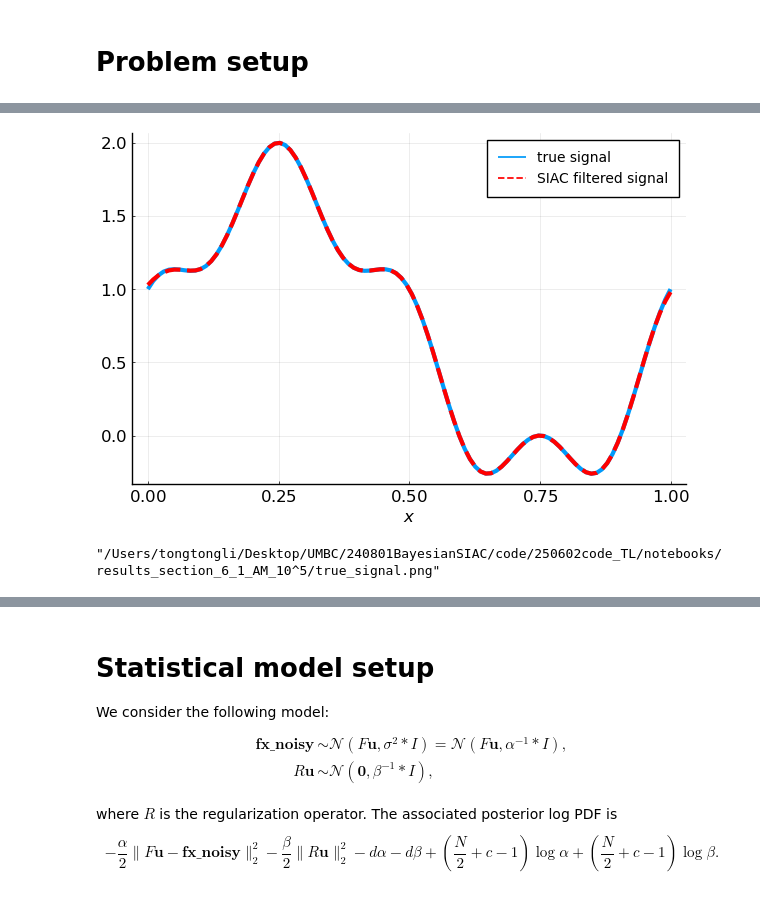
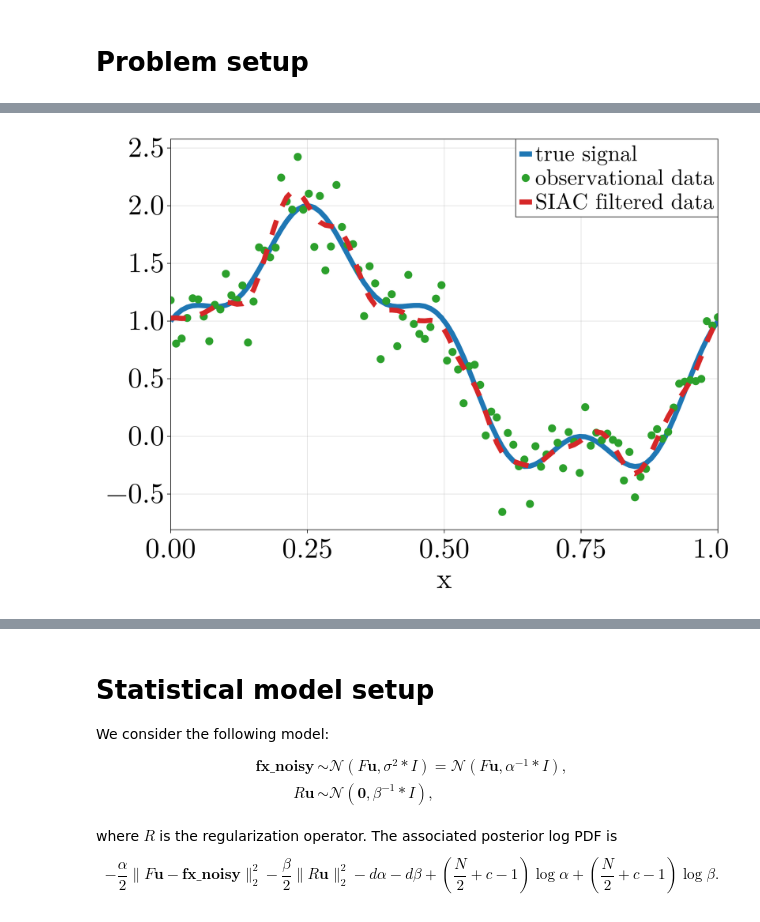
Before and after one commit to RomanStuhlmacher/paper-2025-Bayesian-SIAC-Filter, a Jupyter notebook: Code/notebooks/section_6_1_sampling_AM_10^5.ipynb, the cells around one changed output, grey strips where cells are left out. Cells and saved outputs as stored; diff of their text form; code cells hidden in the pictures.

Commit message:
Updated Plotting Routines

```diff
--- a/Code/notebooks/section_6_1_sampling_AM_10^5.ipynb
+++ b/Code/notebooks/section_6_1_sampling_AM_10^5.ipynb
@@ -6,5 +6,5 @@
 # Ensure that Julia was launched with an appropriate number of threads
 println(Threads.nthreads())
 nr_chains = 4 # number of chains to sample, corresponding to the thread
-results_dir = "results_section_6_1_AM_10^5"
+results_dir = "../results/results_section_6_1_AM_10^5"
 # %% [output]
@@ -125,35 +100,19 @@ savefig(plot_fx, joinpath(results_dir, "data.png"))  # Save as PNG
-# %%
-# Check SIAC filter applied on the underlying true function
-# filtered data
-fx_filter = Ffil*fx
-
-pyplot()
-# Create the plot for the underlying true function
-plot_fx_check = Plots.plot(
-    xx, fx;
-    label="true signal", lw=3, ls=:solid
-)
-# # Add noisy data
-# Plots.scatter!(plot_fx_check,
-#     xx, fx_noisy;
-#     label="observational data",
-#     markercolor = :red, markersize = 6, marker_alpha = 0.6
-# )
-# Add SIAC filtered data
-Plots.plot!(plot_fx_check,
-    xx, fx_filter;
-    label="SIAC filtered signal",
-    lw=3, ls=:dash, lc=:red
-)
-# Make some cosmetic changes to the plot
-Plots.plot!(plot_fx_check,
-    xlabel=L"x",
-    tickfontsize=12, labelfontsize=12, legendfontsize=10 # font sizes
-)
-# Display the plot
-display(plot_fx_check)
-# Save the plot
-savefig(plot_fx_check, joinpath(results_dir, "true_signal.png"))  # Save as PNG
-# %% [output]
-[figure, removed]
-"/Users/tongtongli/Desktop/UMBC/240801BayesianSIAC/code/250602code_TL/notebooks/results_section_6_1_AM_10^5/true_signal.png"
+# %%
+# Set default settings for the generated figures.
+CairoMakie.set_theme!(CairoMakie.theme_latexfonts(), fontsize = 45)
+pt_per_unit = 72.27/72
+f = CairoMakie.Figure(size = (1000, 750))
+
+pos = f[1, 1]
+ax = CairoMakie.Axis(pos, limits = ((0,1), nothing), xticks = 0:0.25:1, yticks = -1:0.5:2.5, xlabel="x")
+CairoMakie.lines!(pos, xx, fx, label="true signal", linewidth=8, color=palette(:tab10)[1])
+CairoMakie.scatter!(pos, xx, fx_noisy, label="observational data", markersize=18, color=palette(:tab10)[3])
+CairoMakie.lines!(pos, xx, fx_noisy_filter, label="SIAC filtered data", linewidth=8, linestyle=:dash, color=palette(:tab10)[4])
+
+CairoMakie.Legend(pos, ax, tellheight = false, tellwidth = false, valign = :top, halign = :right, orientation = :vertical, labelsize=35)
+CairoMakie.linkaxes!(filter(y -> y isa Axis, f.content)...)
+
+save(joinpath(results_dir, "signalDenoising_data.pdf"),f, pdf_version="1.5"; pt_per_unit)
+CairoMakie.current_figure()
+# %% [output]
+[figure, added]
```
Also changed, not shown: parts of 23 cells of this notebook, 2 other files.
